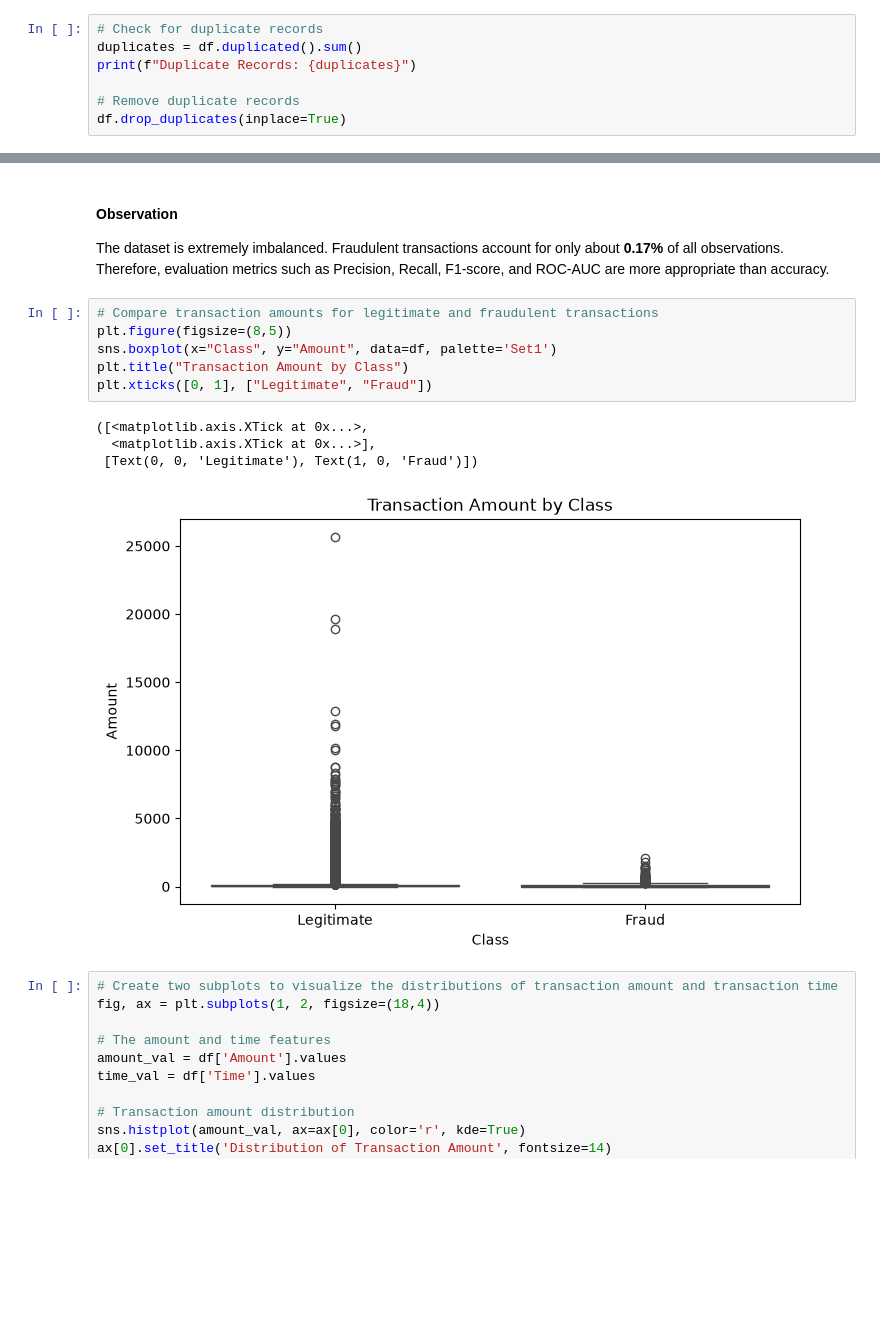
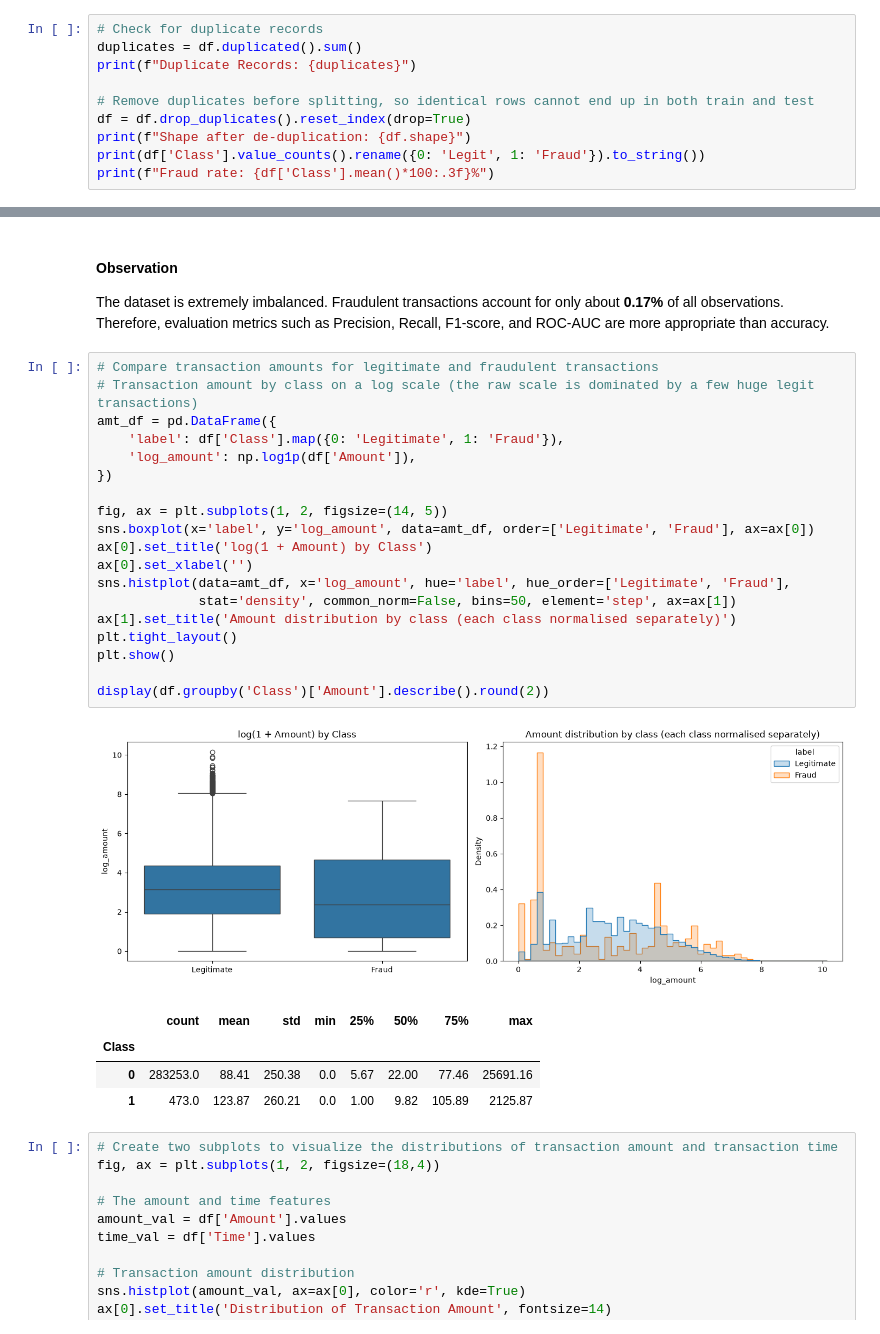
Before and after one commit to shashwat-158/credit-card-fraud-detection, a Jupyter notebook: notebook/credit_card_fraud_detection.ipynb, the cells around one changed output, grey strips where cells are left out. Cells and saved outputs as stored; diff of their text form; blank space fills up the shorter version.

```diff
--- a/notebook/credit_card_fraud_detection.ipynb
+++ b/notebook/credit_card_fraud_detection.ipynb
@@ -168,7 +193,10 @@ dtype: int64
 duplicates = df.duplicated().sum()
 print(f"Duplicate Records: {duplicates}")
 
-# Remove duplicate records
-df.drop_duplicates(inplace=True)
+# Remove duplicates before splitting, so identical rows cannot end up in both train and test
+df = df.drop_duplicates().reset_index(drop=True)
+print(f"Shape after de-duplication: {df.shape}")
+print(df['Class'].value_counts().rename({0: 'Legit', 1: 'Fraud'}).to_string())
+print(f"Fraud rate: {df['Class'].mean()*100:.3f}%")
 # %% [output]
 Duplicate Records: 1081
@@ -197,15 +230,29 @@ Text(0.5, 0, 'Transaction Class')
 The dataset is extremely imbalanced. Fraudulent transactions account for only about **0.17%** of all observations. Therefore, evaluation metrics such as Precision, Recall, F1-score, and ROC-AUC are more appropriate than accuracy.
 # %%
 # Compare transaction amounts for legitimate and fraudulent transactions
-plt.figure(figsize=(8,5))
-sns.boxplot(x="Class", y="Amount", data=df, palette='Set1')
-plt.title("Transaction Amount by Class")
-plt.xticks([0, 1], ["Legitimate", "Fraud"])
+# Transaction amount by class on a log scale (the raw scale is dominated by a few huge legit transactions)
+amt_df = pd.DataFrame({
+    'label': df['Class'].map({0: 'Legitimate', 1: 'Fraud'}),
+    'log_amount': np.log1p(df['Amount']),
+})
+
+fig, ax = plt.subplots(1, 2, figsize=(14, 5))
+sns.boxplot(x='label', y='log_amount', data=amt_df, order=['Legitimate', 'Fraud'], ax=ax[0])
+ax[0].set_title('log(1 + Amount) by Class')
+ax[0].set_xlabel('')
+sns.histplot(data=amt_df, x='log_amount', hue='label', hue_order=['Legitimate', 'Fraud'],
+             stat='density', common_norm=False, bins=50, element='step', ax=ax[1])
+ax[1].set_title('Amount distribution by class (each class normalised separately)')
+plt.tight_layout()
+plt.show()
+
+display(df.groupby('Class')['Amount'].describe().round(2))
 # %% [output]
-([<matplotlib.axis.XTick at 0x...>,
-  <matplotlib.axis.XTick at 0x...>],
- [Text(0, 0, 'Legitimate'), Text(1, 0, 'Fraud')])
-[figure, old version]
+[figure, new version]
+|  | count | mean | std | min | 25% | 50% | 75% | max |
+| Class |  |  |  |  |  |  |  |  |
+| 0 | 283253.0 | 88.41 | 250.38 | 0.0 | 5.67 | 22.00 | 77.46 | 25691.16 |
+| 1 | 473.0 | 123.87 | 260.21 | 0.0 | 1.00 | 9.82 | 105.89 | 2125.87 |
 # %%
 # Create two subplots to visualize the distributions of transaction amount and transaction time
 fig, ax = plt.subplots(1, 2, figsize=(18,4))
```
Also changed, not shown: parts of 20 cells of this notebook, 4 other files.
